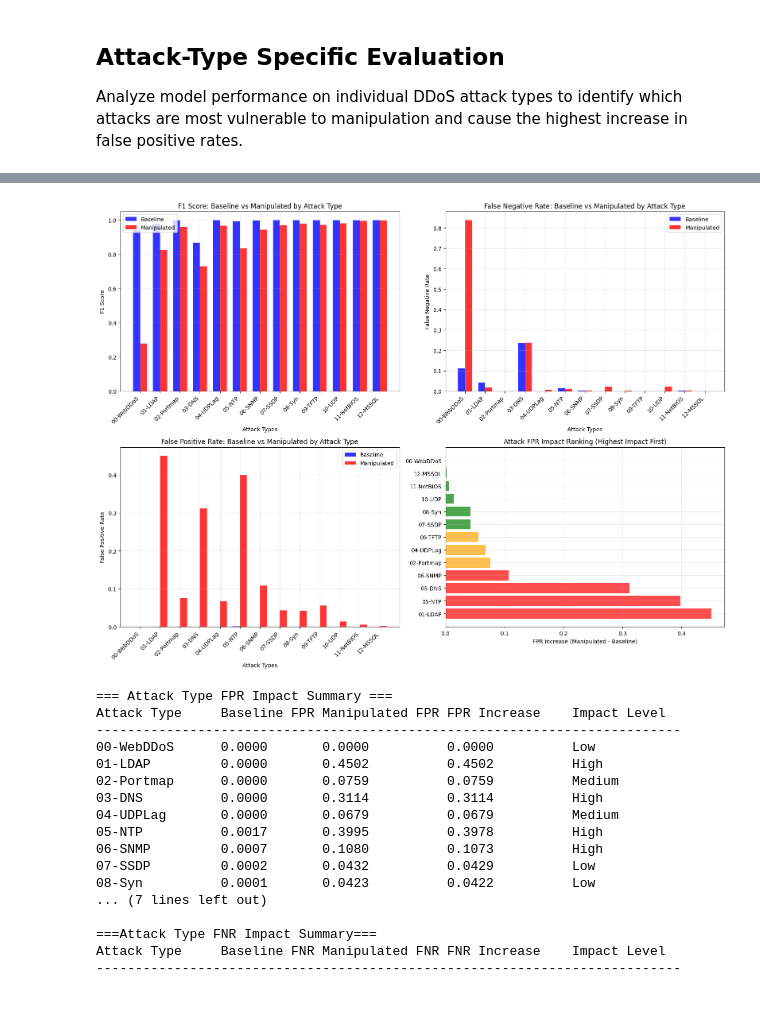
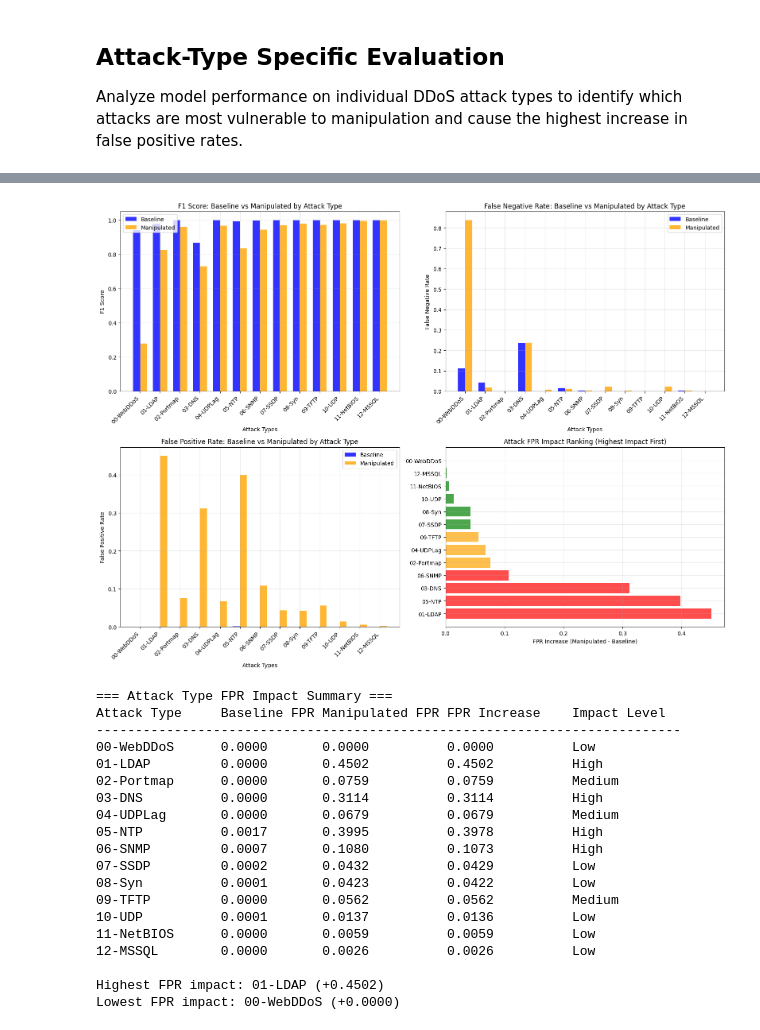
Before and after one commit to AlessiaPivotto/EvasionShield-LUCID, a Jupyter notebook: MLP/MLP_BinaryClassification.ipynb, the cells around one changed output, grey strips where cells are left out. Saved outputs shown, nothing was run; the diff lists cells and outputs as text; code cells hidden in the pictures.

Commit message:
Add colorblind friendly plots

```diff
--- a/MLP/MLP_BinaryClassification.ipynb
+++ b/MLP/MLP_BinaryClassification.ipynb
@@ -575,7 +575,7 @@ if len(attack_baseline_results) > 0:
     width = 0.35
 
     axes[0, 0].bar(x - width/2, f1_baseline_attacks, width, label='Baseline', alpha=0.8, color='blue')
-    axes[0, 0].bar(x + width/2, f1_manipulated_attacks, width, label='Manipulated', alpha=0.8, color='red')
+    axes[0, 0].bar(x + width/2, f1_manipulated_attacks, width, label='Manipulated', alpha=0.8, color='orange')
     axes[0, 0].set_xlabel('Attack Types')
     axes[0, 0].set_ylabel('F1 Score')
     axes[0, 0].set_title('F1 Score: Baseline vs Manipulated by Attack Type')
@@ -586,7 +586,7 @@ if len(attack_baseline_results) > 0:
 
     # False Negative Rate comparison
     axes[0, 1].bar(x - width/2, fnr_baseline_attacks, width, label='Baseline', alpha=0.8, color='blue')
-    axes[0, 1].bar(x + width/2, fnr_manipulated_attacks, width, label='Manipulated', alpha=0.8, color='red')
+    axes[0, 1].bar(x + width/2, fnr_manipulated_attacks, width, label='Manipulated', alpha=0.8, color='orange')
     axes[0, 1].set_xlabel('Attack Types')
     axes[0, 1].set_ylabel('False Negative Rate')
     axes[0, 1].set_title('False Negative Rate: Baseline vs Manipulated by Attack Type')
@@ -597,7 +597,7 @@ if len(attack_baseline_results) > 0:
 
     # False Positive Rate comparison
     axes[1, 0].bar(x - width/2, fpr_baseline_attacks, width, label='Baseline', alpha=0.8, color='blue')
-    axes[1, 0].bar(x + width/2, fpr_manipulated_attacks, width, label='Manipulated', alpha=0.8, color='red')
+    axes[1, 0].bar(x + width/2, fpr_manipulated_attacks, width, label='Manipulated', alpha=0.8, color='orange')
     axes[1, 0].set_xlabel('Attack Types')
     axes[1, 0].set_ylabel('False Positive Rate')
     axes[1, 0].set_title('False Positive Rate: Baseline vs Manipulated by Attack Type')
@@ -643,8 +643,8 @@ True Positive Rate (TPR): 0.8889
  [   45 88201]]
   ✓ 12-MSSQL completed
 
 Successfully processed 13 attack types
-[figure, old version]
+[figure, new version]
 # %%
     # Print summary table
     print("\n=== Attack Type FPR Impact Summary ===")
@@ -657,16 +657,6 @@ Successfully processed 13 attack types
 
     print(f"\nHighest FPR impact: {impact_names[0]} (+{impact_scores[0]:.4f})")
     print(f"Lowest FPR impact: {impact_names[-1]} (+{impact_scores[-1]:.4f})")
-
-
-    print("\n===Attack Type FNR Impact Summary===")
-    print(f"{'Attack Type':<15} {'Baseline FNR':<12} {'Manipulated FNR':<15} {'FNR Increase':<15} {'Impact Level'}")
-    print("-" * 75)
-
-    for i, attack in enumerate(attack_names):
-        fnr_difference = fnr_manipulated_attacks[i] - fnr_baseline_attacks[i]
-        impact_level = "High" if fnr_difference > 0.1 else "Medium" if fnr_difference > 0.05 else "Low"
-        print(f"{attack:<15} {fnr_baseline_attacks[i]:<12.4f} {fnr_manipulated_attacks[i]:<15.4f} {fnr_difference:<15.4f} {impact_level}")
 # %% [output]
 === Attack Type FPR Impact Summary ===
 Attack Type     Baseline FPR Manipulated FPR FPR Increase    Impact Level
@@ -680,8 +670,10 @@ Attack Type     Baseline FPR Manipulated FPR FPR Increase    Impact Level
 06-SNMP         0.0007       0.1080          0.1073          High
 07-SSDP         0.0002       0.0432          0.0429          Low
 08-Syn          0.0001       0.0423          0.0422          Low
-... (7 lines left out)
+09-TFTP         0.0000       0.0562          0.0562          Medium
+10-UDP          0.0001       0.0137          0.0136          Low
+11-NetBIOS      0.0000       0.0059          0.0059          Low
+12-MSSQL        0.0000       0.0026          0.0026          Low
 
-===Attack Type FNR Impact Summary===
-Attack Type     Baseline FNR Manipulated FNR FNR Increase    Impact Level
----------------------------------------------------------------------------
+Highest FPR impact: 01-LDAP (+0.4502)
+Lowest FPR impact: 00-WebDDoS (+0.0000)
```
Also changed, not shown: parts of 2 cells of this notebook.
